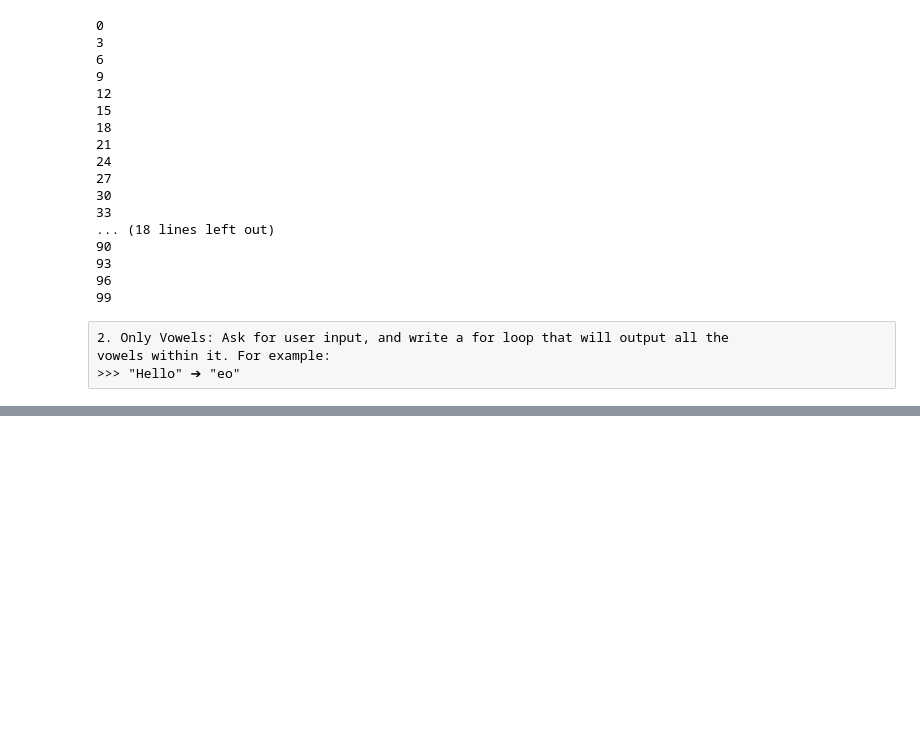
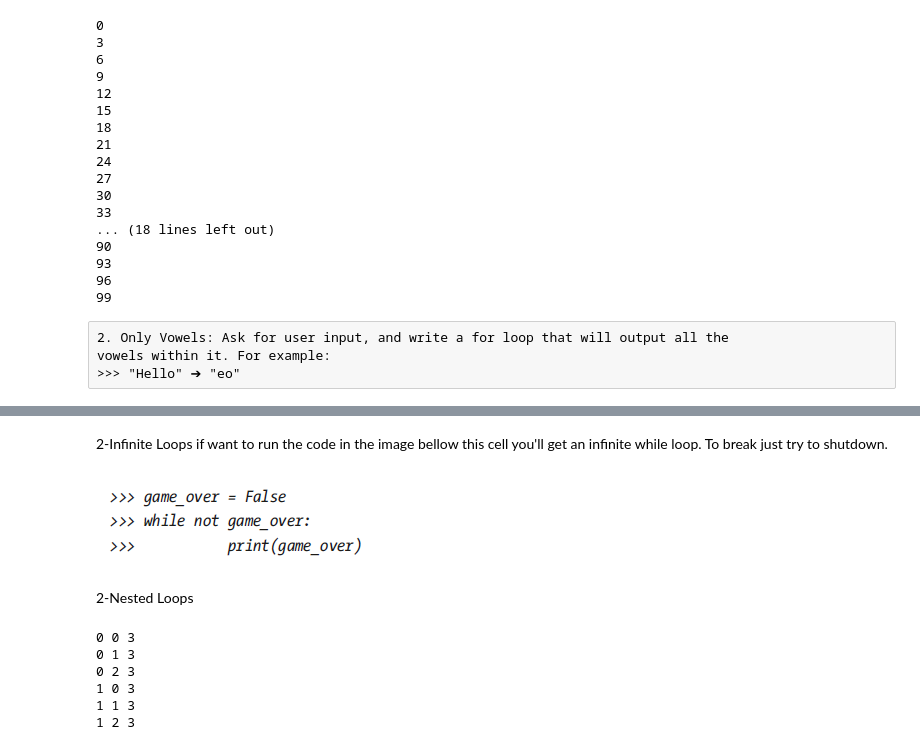
Before and after one commit to python-bootcamp-organization/Python-Bootcamp-101, a Jupyter notebook: Third_week.ipynb, the cells around one changed output, grey strips where cells are left out. Saved outputs shown, nothing was run; the diff lists cells and outputs as text; code cells hidden in the pictures; blank space fills up the shorter version.

Commit message:
Working with loops

```diff
--- a/Third_week.ipynb
+++ b/Third_week.ipynb
@@ -344,0 +361,23 @@ a
+# %% [markdown]
+2-Infinite Loops
+if want to run the code in the image bellow this cell you'll  get an infinite while loop. To break just try to shutdown.
+# %%
+from IPython.display import Image
+Image(filename='images_projects/Image_project_week3b.png')from IPython.display import Image
+Image(filename='images_projects/Image_project_week3b.png')
+# %% [output]
+[figure, added]
+# %% [markdown]
+2-Nested Loops
+# %%
+#Using two or more loops together is called nested loop
+for i in range(2):
+    for j in range(3):
+        print(i, j, k)
+# %% [output]
+0 0 3
+0 1 3
+0 2 3
+1 0 3
+1 1 3
+1 2 3
```
Also changed, not shown: parts of 47 cells of this notebook, 2 other files.
